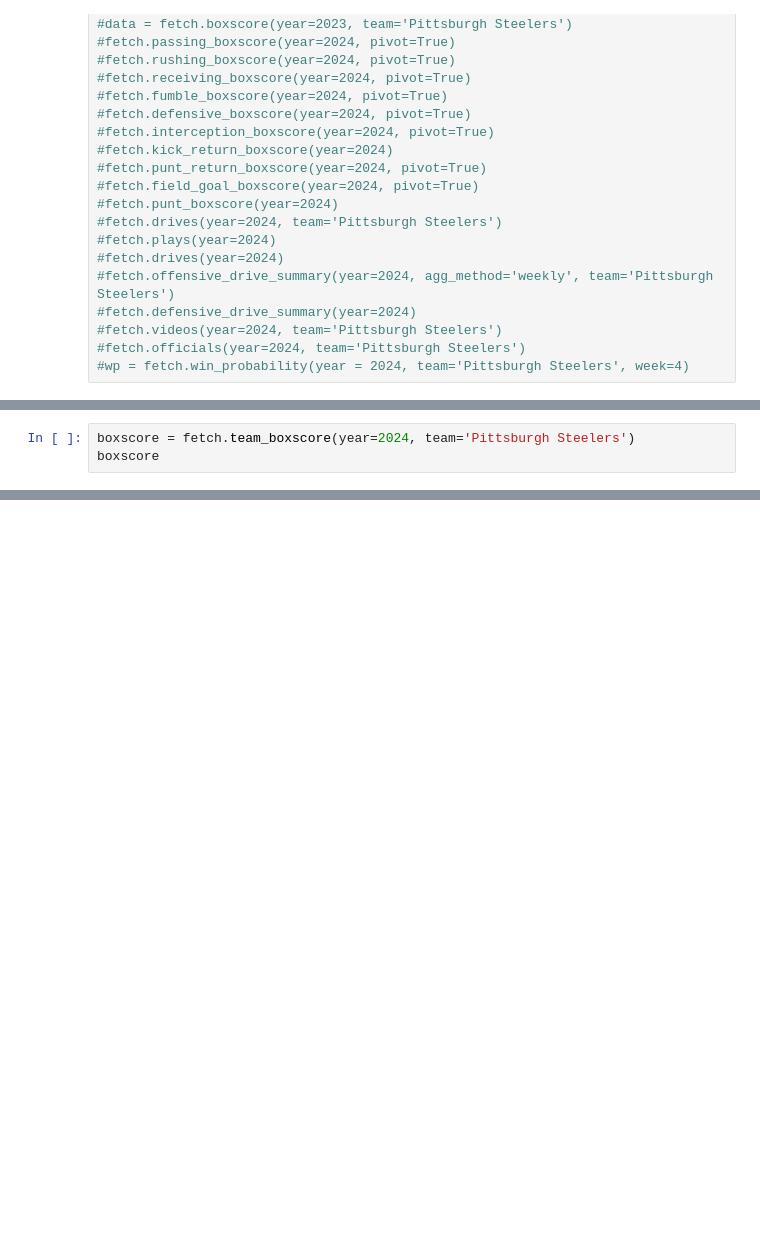
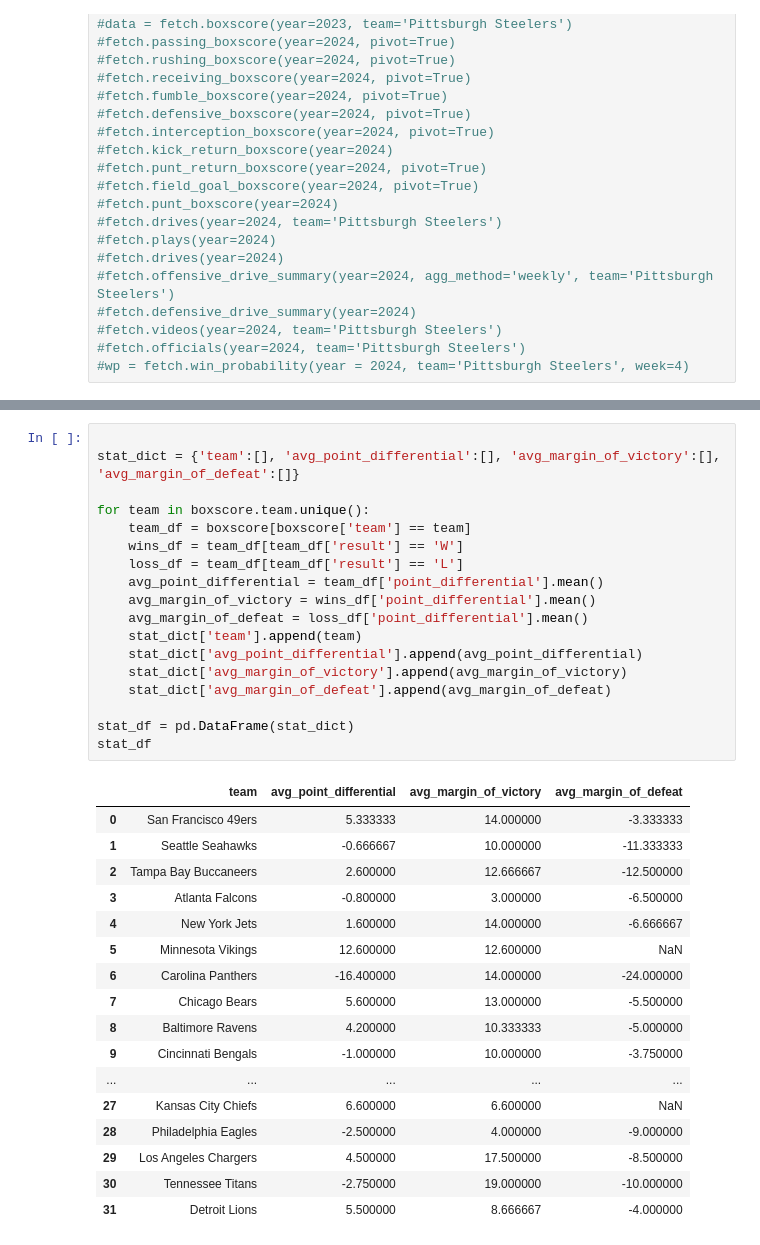
Before and after one commit to ajpaladi/412analytics, a Jupyter notebook: fouronetwo_testing.ipynb, the cells around one changed output, grey strips where cells are left out. Drawn from its saved outputs; the diff is of its cells as text; blank space fills up the shorter version.

```diff
--- a/fouronetwo_testing.ipynb
+++ b/fouronetwo_testing.ipynb
@@ -184,3 +32,0 @@ https://site.api.espn.com/apis/site/v2/sports/football/nfl/scoreboard?limit=1000
-# %%
-boxscore = fetch.team_boxscore(year=2024, team='Pittsburgh Steelers')
-boxscore
@@ -233,0 +148,36 @@ boxscore
+# %%
+
+stat_dict = {'team':[], 'avg_point_differential':[], 'avg_margin_of_victory':[], 'avg_margin_of_defeat':[]}
+
+for team in boxscore.team.unique():
+    team_df = boxscore[boxscore['team'] == team]
+    wins_df = team_df[team_df['result'] == 'W']
+    loss_df = team_df[team_df['result'] == 'L']
+    avg_point_differential = team_df['point_differential'].mean()
+    avg_margin_of_victory = wins_df['point_differential'].mean()
+    avg_margin_of_defeat = loss_df['point_differential'].mean()
+    stat_dict['team'].append(team)
+    stat_dict['avg_point_differential'].append(avg_point_differential)
+    stat_dict['avg_margin_of_victory'].append(avg_margin_of_victory)
+    stat_dict['avg_margin_of_defeat'].append(avg_margin_of_defeat)
+
+stat_df = pd.DataFrame(stat_dict)
+stat_df
+# %% [output]
+|  | team | avg_point_differential | avg_margin_of_victory | avg_margin_of_defeat |
+| 0 | San Francisco 49ers | 5.333333 | 14.000000 | -3.333333 |
+| 1 | Seattle Seahawks | -0.666667 | 10.000000 | -11.333333 |
+| 2 | Tampa Bay Buccaneers | 2.600000 | 12.666667 | -12.500000 |
+| 3 | Atlanta Falcons | -0.800000 | 3.000000 | -6.500000 |
+| 4 | New York Jets | 1.600000 | 14.000000 | -6.666667 |
+| 5 | Minnesota Vikings | 12.600000 | 12.600000 | NaN |
+| 6 | Carolina Panthers | -16.400000 | 14.000000 | -24.000000 |
+| 7 | Chicago Bears | 5.600000 | 13.000000 | -5.500000 |
+| 8 | Baltimore Ravens | 4.200000 | 10.333333 | -5.000000 |
+| 9 | Cincinnati Bengals | -1.000000 | 10.000000 | -3.750000 |
+| ... | ... | ... | ... | ... |
+| 27 | Kansas City Chiefs | 6.600000 | 6.600000 | NaN |
+| 28 | Philadelphia Eagles | -2.500000 | 4.000000 | -9.000000 |
+| 29 | Los Angeles Chargers | 4.500000 | 17.500000 | -8.500000 |
+| 30 | Tennessee Titans | -2.750000 | 19.000000 | -10.000000 |
+| 31 | Detroit Lions | 5.500000 | 8.666667 | -4.000000 |
```
Also changed, not shown: parts of 10 cells of this notebook, 1 other file.
